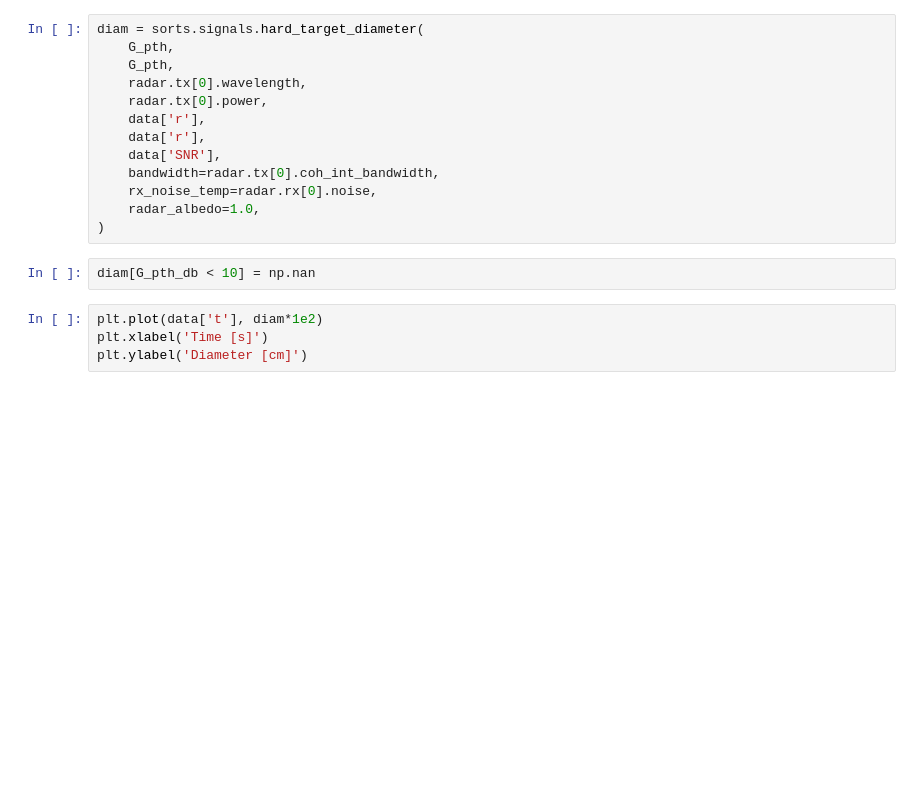
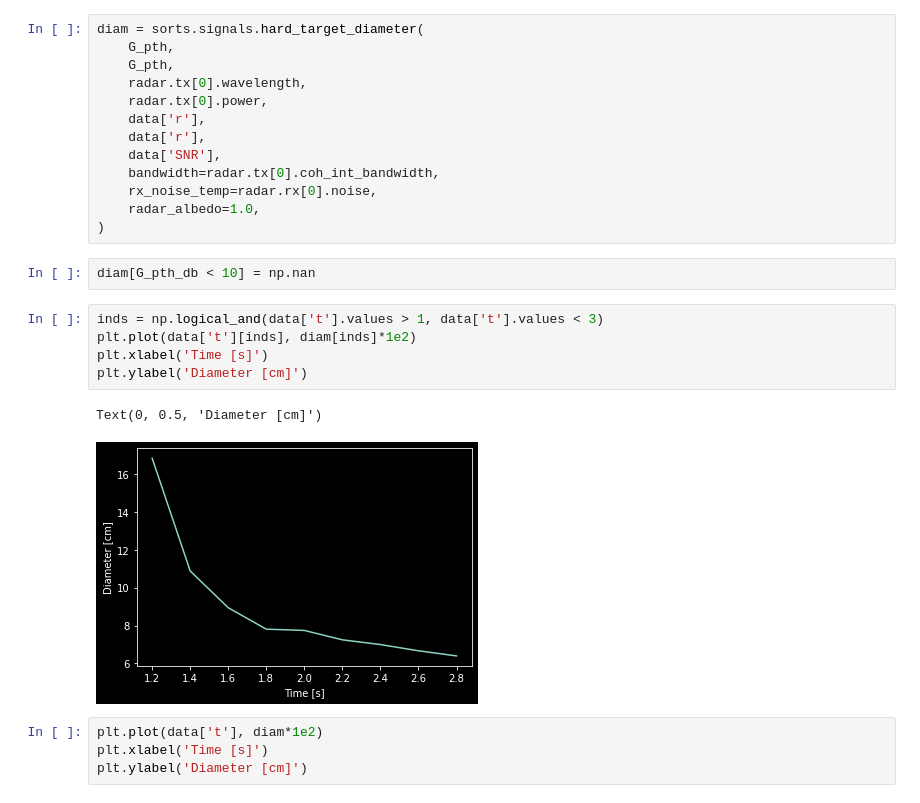
Before and after one commit to jvierine/antisat_analysis, a Jupyter notebook: projects/test_find_rcs.ipynb, the cells around one changed output. Saved outputs shown, nothing was run; the diff lists cells and outputs as text; blank space fills up the shorter version.

```diff
--- a/projects/test_find_rcs.ipynb
+++ b/projects/test_find_rcs.ipynb
@@ -140,6 +141,14 @@ diam = sorts.signals.hard_target_diameter(
 )
 # %%
 diam[G_pth_db < 10] = np.nan
+# %%
+inds = np.logical_and(data['t'].values > 1, data['t'].values < 3)
+plt.plot(data['t'][inds], diam[inds]*1e2)
+plt.xlabel('Time [s]')
+plt.ylabel('Diameter [cm]')
+# %% [output]
+Text(0, 0.5, 'Diameter [cm]')
+[figure, added]
 # %%
 plt.plot(data['t'], diam*1e2)
 plt.xlabel('Time [s]')
```
Also changed, not shown: parts of 5 cells of this notebook, 1 other file.
